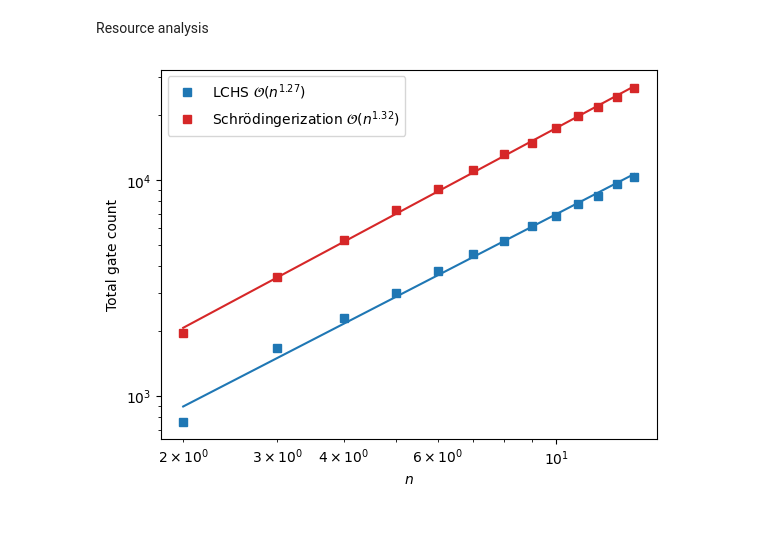
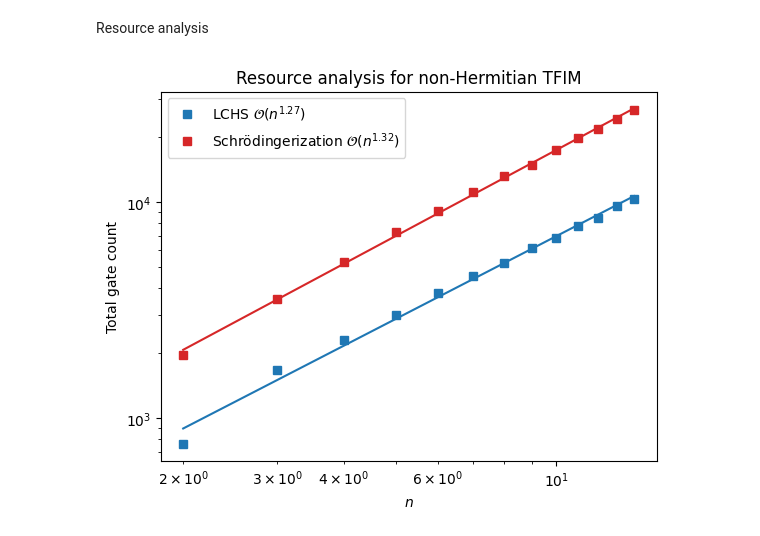
Before and after one commit to jli0108/quantum-diff-eq-ham-ebd, a Jupyter notebook: src/figures_1d_tfim.ipynb, the cells around one changed output. Drawn from its saved outputs; the diff is of its cells as text; code cells hidden in the pictures.

Commit message:
add title to resource analysis figs

```diff
--- a/src/figures_1d_tfim.ipynb
+++ b/src/figures_1d_tfim.ipynb
@@ -55,19 +55,20 @@ lchs_fit = np.polyfit(np.log(n_vals_lchs), np.log(lchs_gate_count), deg=1)
 # %%
 TICK_FONT = 5
 LEGEND_FONT = 7
 LABEL_FONT = 7
 TITLE_FONT = 8
 
 plt.plot(n_vals_lchs, lchs_gate_count, marker='s', linestyle="None", color=lchs_color, label=rf"LCHS $\mathcal{{O}}\left(n^{{{lchs_fit[0]:0.2f}}}\right)$")
 plt.plot(n_vals_lchs, (n_vals_lchs ** lchs_fit[0]) * np.exp(lchs_fit[1]), color=lchs_color)
 plt.plot(n_vals_schro, schro_gate_count, marker='s', linestyle="None", color=schr_color, label=rf"Schrödingerization $\mathcal{{O}}\left(n^{{{schro_fit[0]:0.2f}}}\right)$")
 plt.plot(n_vals_schro, (n_vals_schro ** schro_fit[0]) * np.exp(schro_fit[1]), color=schr_color)
 plt.ylabel("Total gate count")
 plt.xlabel(r"$n$")
+plt.title("Resource analysis for non-Hermitian TFIM")
 plt.legend()
 plt.xscale("log")
 plt.yscale("log")
 plt.savefig("tfim_resource_analysis.png", dpi=300, bbox_inches="tight")
 plt.show()
 # %% [output]
-[figure, old version]
+[figure, new version]
```
Also changed, not shown: 3 other files.
